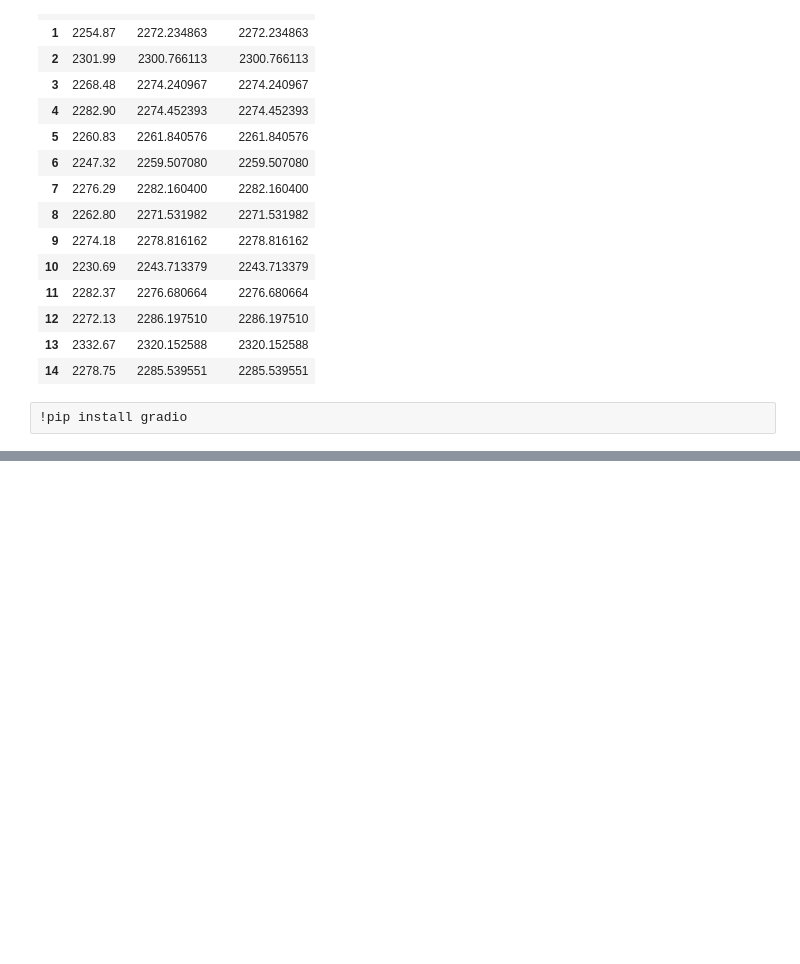
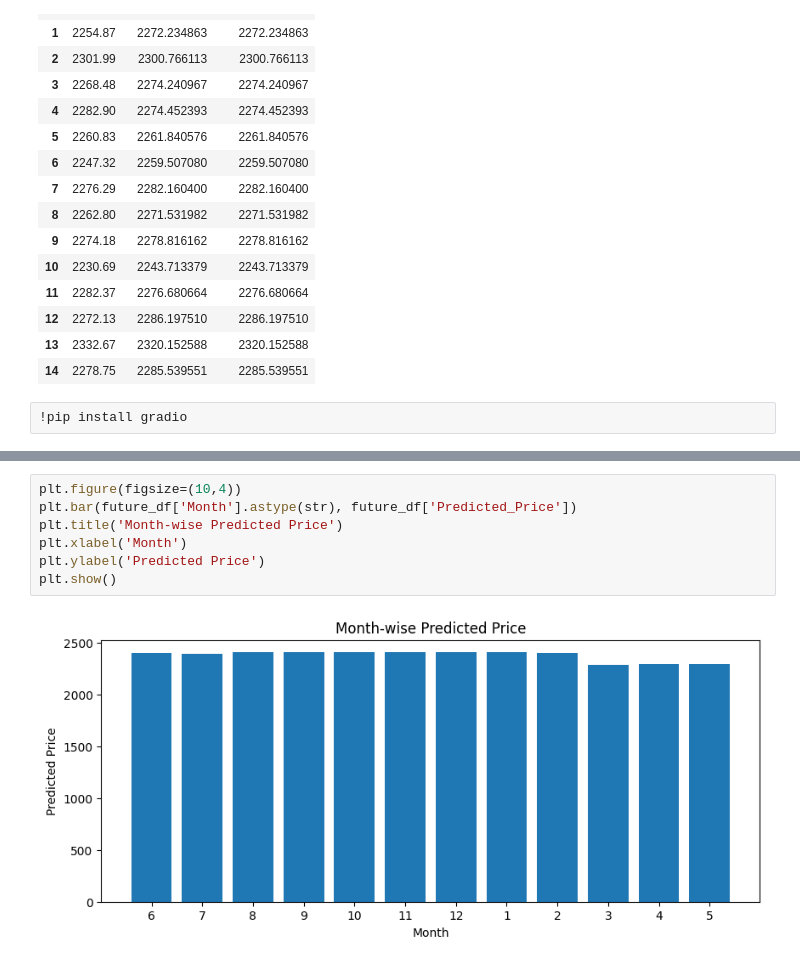
Before and after one commit to abhaydubey200/Second_Project-_Price_prediction_model, a Jupyter notebook: Price_prediction_model.ipynb, the cells around one changed output, grey strips where cells are left out. Drawn from its saved outputs; the diff is of its cells as text; blank space fills up the shorter version.

```diff
--- a/Price_prediction_model.ipynb
+++ b/Price_prediction_model.ipynb
@@ -1812,0 +1883,9 @@ df_master.head()
+# %%
+plt.figure(figsize=(10,4))
+plt.bar(future_df['Month'].astype(str), future_df['Predicted_Price'])
+plt.title('Month-wise Predicted Price')
+plt.xlabel('Month')
+plt.ylabel('Predicted Price')
+plt.show()
+# %% [output]
+[figure, added]
```
Also changed, not shown: parts of 8 cells of this notebook.
